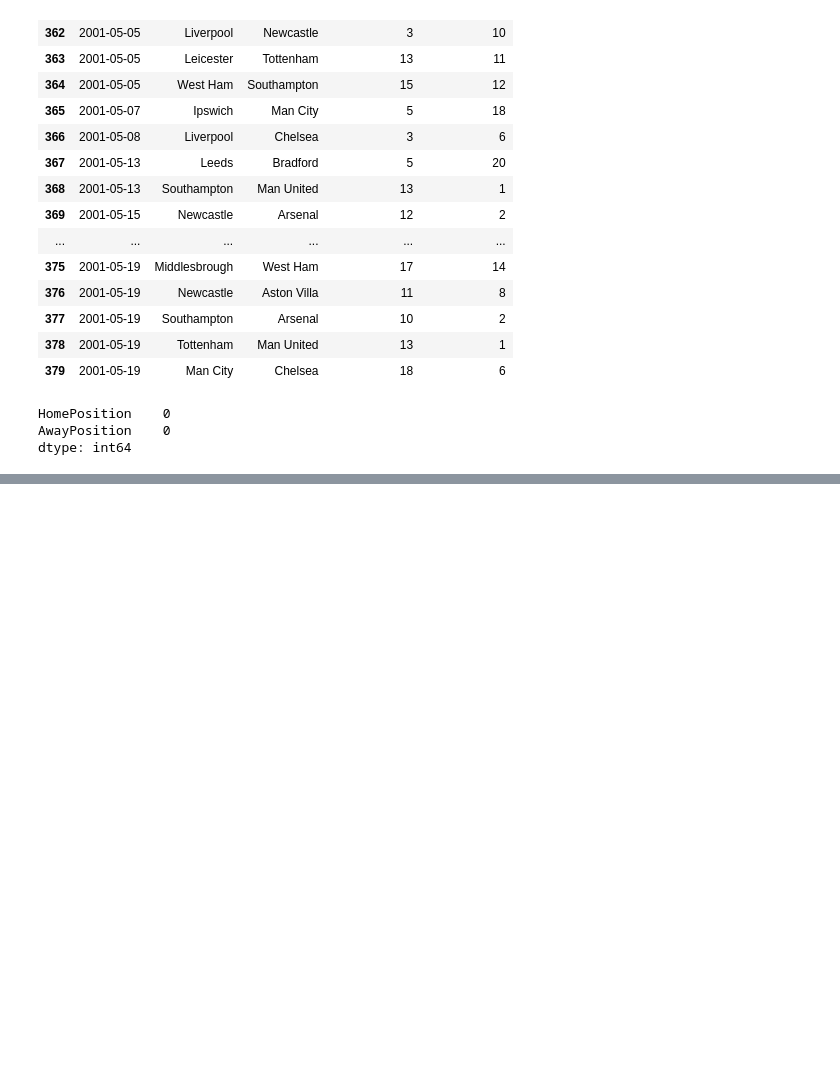
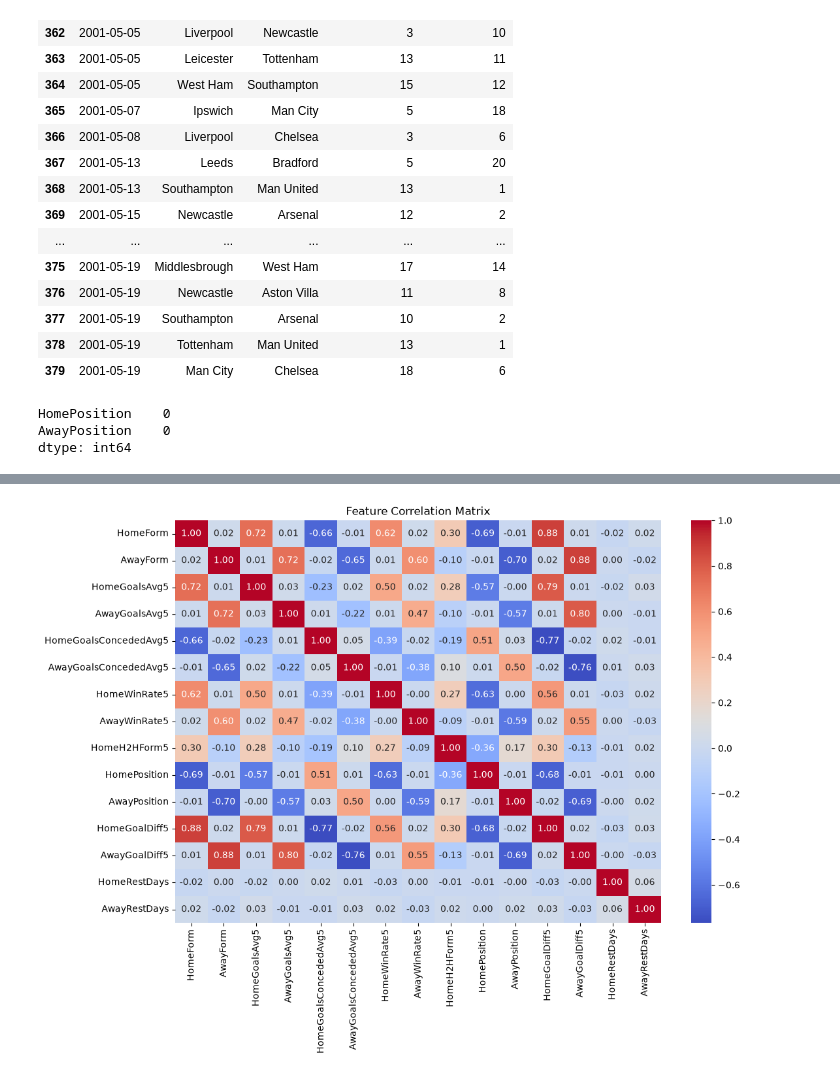
Before and after one commit to avrbt/Prem_League_Prediction, a Jupyter notebook: notebooks/04_feature_engineering.ipynb, the cells around one changed output, grey strips where cells are left out. Saved outputs shown, nothing was run; the diff lists cells and outputs as text; code cells hidden in the pictures; blank space fills up the shorter version.

Commit message:
Complete feature engineering and chronological data split

```diff
--- a/notebooks/04_feature_engineering.ipynb
+++ b/notebooks/04_feature_engineering.ipynb
@@ -754,0 +1037,10 @@ df.to_csv(
+# %%
+import pandas as pd
+
+df = pd.read_csv(
+    "../data/processed/epl_features_final.csv"
+)
+
+df["MatchDate"] = pd.to_datetime(df["MatchDate"])
+
+df = df.sort_values("MatchDate").reset_index(drop=True)
@@ -754,0 +1111,18 @@ df.to_csv(
+# %%
+feature_cols = [
+    "HomeForm",
+    "AwayForm",
+    "HomeGoalsAvg5",
+    "AwayGoalsAvg5",
+    "HomeGoalsConcededAvg5",
+    "AwayGoalsConcededAvg5",
+    "HomeWinRate5",
+    "AwayWinRate5",
+    "HomeH2HForm5",
+    "HomePosition",
+    "AwayPosition",
+    "HomeGoalDiff5",
+    "AwayGoalDiff5",
+    "HomeRestDays",
+    "AwayRestDays"
+]
@@ -754,0 +1249,17 @@ df.to_csv(
+# %%
+import matplotlib.pyplot as plt
+import seaborn as sns
+
+plt.figure(figsize=(12, 8))
+
+sns.heatmap(
+    df[feature_cols].corr(),
+    annot=True,
+    fmt=".2f",
+    cmap="coolwarm"
+)
+
+plt.title("Feature Correlation Matrix")
+plt.show()
+# %% [output]
+[figure, added]
```
Also changed, not shown: parts of 69 cells of this notebook, 2 other files.
